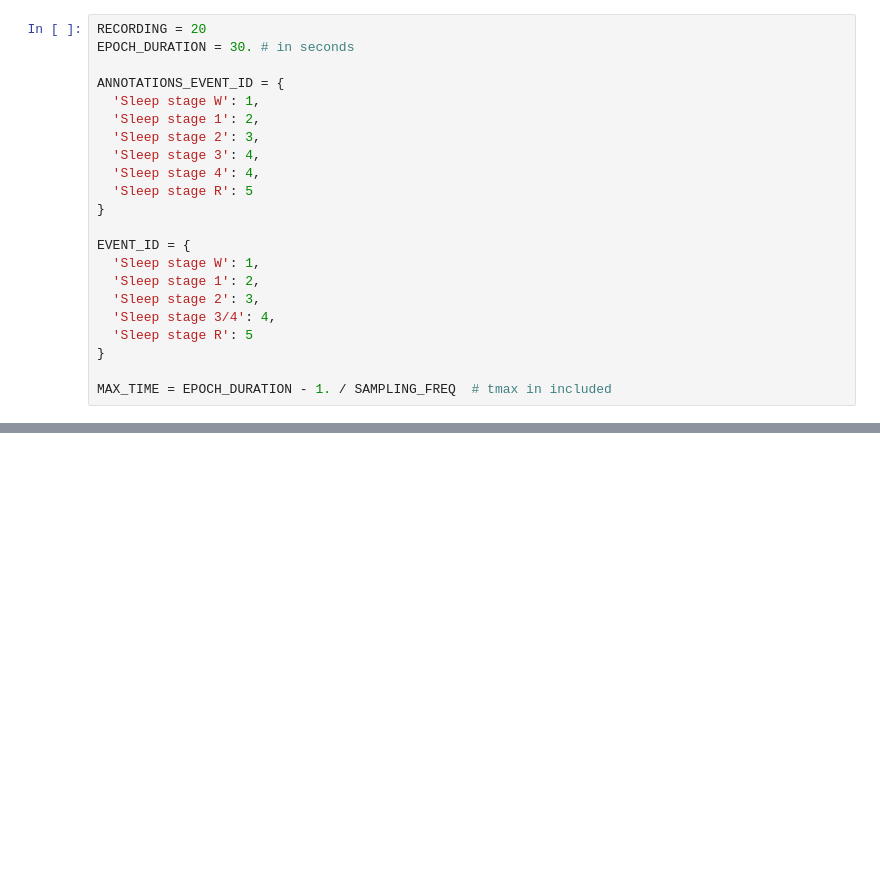
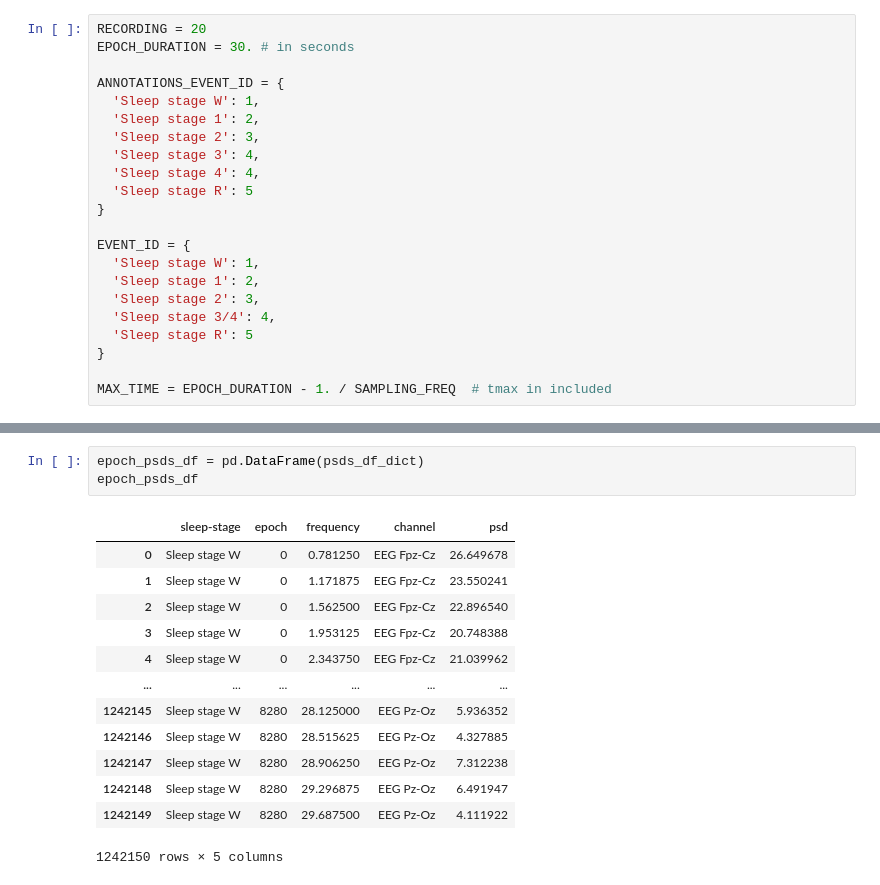
Before and after one commit to PolyCortex/polydodo, a Jupyter notebook: exploration.ipynb, the cells around one changed output, grey strips where cells are left out. Drawn from its saved outputs; the diff is of its cells as text; blank space fills up the shorter version.

```diff
--- a/exploration.ipynb
+++ b/exploration.ipynb
@@ -186,0 +312,17 @@ epochs['Sleep stage W'].plot_psd(n_jobs=-1);
+# %%
+epoch_psds_df = pd.DataFrame(psds_df_dict)
+epoch_psds_df
+# %% [output]
+|  | sleep-stage | epoch | frequency | channel | psd |
+| 0 | Sleep stage W | 0 | 0.781250 | EEG Fpz-Cz | 26.649678 |
+| 1 | Sleep stage W | 0 | 1.171875 | EEG Fpz-Cz | 23.550241 |
+| 2 | Sleep stage W | 0 | 1.562500 | EEG Fpz-Cz | 22.896540 |
+| 3 | Sleep stage W | 0 | 1.953125 | EEG Fpz-Cz | 20.748388 |
+| 4 | Sleep stage W | 0 | 2.343750 | EEG Fpz-Cz | 21.039962 |
+| ... | ... | ... | ... | ... | ... |
+| 1242145 | Sleep stage W | 8280 | 28.125000 | EEG Pz-Oz | 5.936352 |
+| 1242146 | Sleep stage W | 8280 | 28.515625 | EEG Pz-Oz | 4.327885 |
+| 1242147 | Sleep stage W | 8280 | 28.906250 | EEG Pz-Oz | 7.312238 |
+| 1242148 | Sleep stage W | 8280 | 29.296875 | EEG Pz-Oz | 6.491947 |
+| 1242149 | Sleep stage W | 8280 | 29.687500 | EEG Pz-Oz | 4.111922 |
+1242150 rows × 5 columns
```
Also changed, not shown: parts of 19 cells of this notebook.
